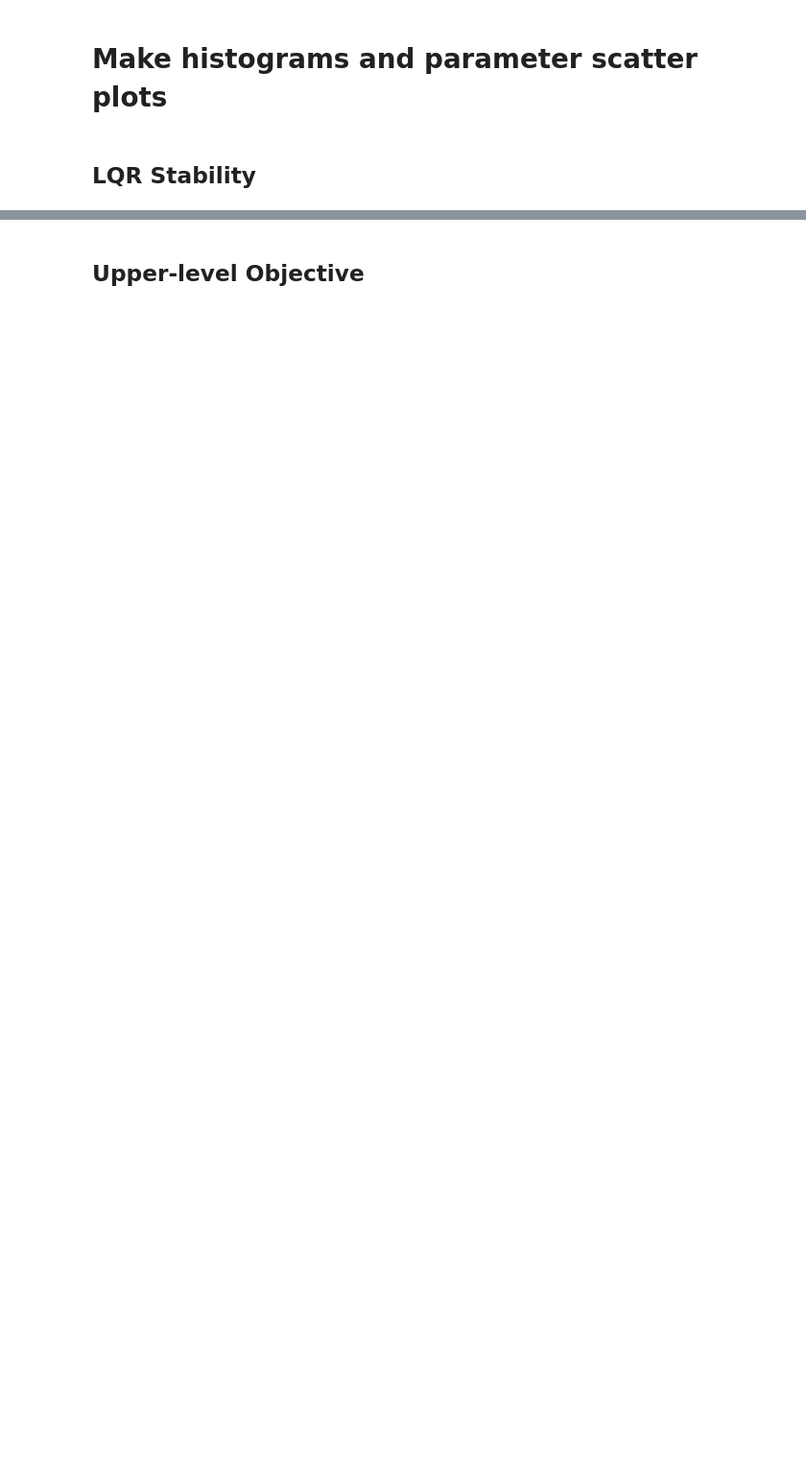
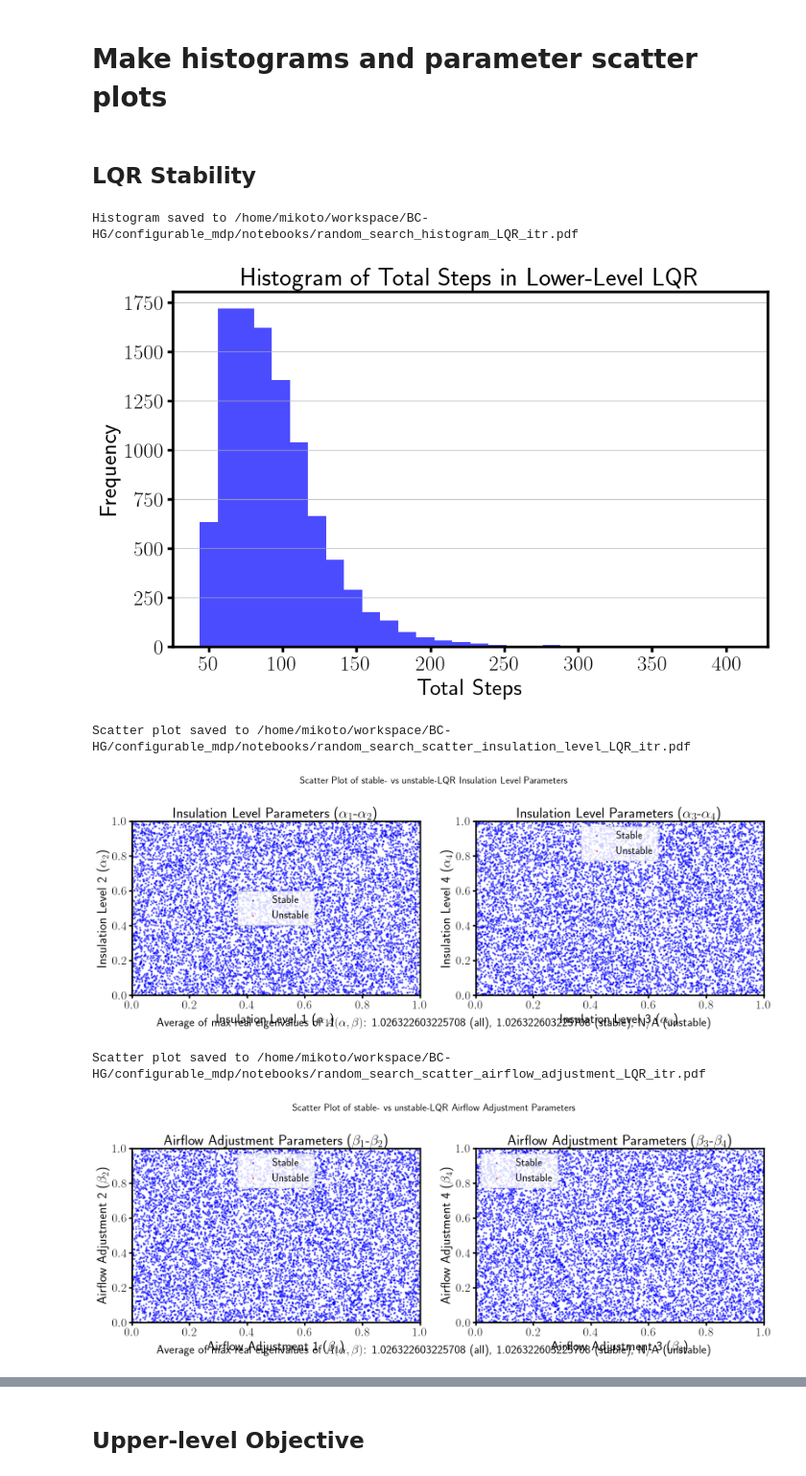
Before and after one commit to akimotolab/BC-HG, a Jupyter notebook: configurable_mdp/notebooks/random_search_bilevel_lqr.ipynb, the cells around one changed output, grey strips where cells are left out. Shown at 96% size. Saved outputs shown, nothing was run; the diff lists cells and outputs as text; code cells hidden in the pictures; blank space fills up the shorter version.

```diff
--- a/configurable_mdp/notebooks/random_search_bilevel_lqr.ipynb
+++ b/configurable_mdp/notebooks/random_search_bilevel_lqr.ipynb
@@ -73,17 +81,10 @@ plt.rcParams.update(
 # CONFIGURATION
 seed = 42
 num_samples = 10000
-save = False
-data_dir = "../data/experiment_bilevel_lqr__reg_lambda_0_1_steps_10000"
-save_dir = os.path.join(data_dir, "figures", "random_search")
-
-UL_reward_param_override = {
-    "stability_weight":       1.0,
-    "energy_weight":          0.5,
-    "insulation_cost_weight": 0.1,
-    "airflow_cost_weight":    0.1,
-}
-# UL_reward_param_override = None  # To override parameters, comment this line out
+save = True
+data_dir = "../data/experiment_bilevel_lqr_reg_lambda_0_1_steps_10000"
+# save_dir = os.path.join(data_dir, "figures", "random_search")
+save_dir = os.getcwd()
 # %%
 def create_trajectory_batch_sample(
     config_create: Dict,
@@ -295,7 +296,7 @@ def run(env, env_params: EnvParams, seed: int, num_samples: int, config: dict):
 # %% [markdown]
 ## Run or Load
 # %%
-output_path = os.path.join(data_dir, f"random_search_results_n{num_samples}s{seed}.pkl")
+output_path = os.path.join(data_dir, f"random_search_results_n{num_samples}seed{seed}.pkl")
 
 with open(f"{data_dir}/config.yaml", "r") as f:
     config = yaml.safe_load(f)  # Assume no grid search for required parameters
@@ -460,6 +471,9 @@ bad_parameters = {
     "insulation_level": insulation_level[unstable_indices],
     "airflow_adjustment": airflow_adjustment[unstable_indices],
 }
+
+def safe_mean_text(x):
+    return f"{jnp.mean(x)}" if x.size > 0 else "N/A"
 
 for metric_name in ["insulation_level", "airflow_adjustment"]:
     arr_best = good_parameters[metric_name]  # (num_top, n_dim)
@@ -481,47 +495,61 @@ for metric_name in ["insulation_level", "airflow_adjustment"]:
         ax.scatter(x_best, y_best, color='blue', alpha=0.5, label='Stable', s=5)
         ax.scatter(x_worst, y_worst, color='red', alpha=0.5, label='Unstable', s=5)
         ax.set_title(f'{metric_name.replace("_", " ").title()} Parameters' + f' ({notation[metric_name][i]}-{notation[metric_name][j]})')
         ax.set_xlabel(f'{metric_name.replace("_", " ").title()} {i+1}' + f' ({notation[metric_name][i]})')
         ax.set_ylabel(f'{metric_name.replace("_", " ").title()} {j+1}' + f' ({notation[metric_name][j]})')
         ax.set_xlim(ylim)
         ax.set_ylim(ylim)
         ax.legend()
         ax.grid(True, alpha=0.3)
 
     # 全体のタイトル
     fig.suptitle(f'Scatter Plot of stable- vs unstable-LQR {metric_name.replace("_", " ").title()} Parameters', fontsize=16)
 
     plt.tight_layout()
     plt.subplots_adjust(bottom=0.15)
-    plt.figtext(0.5, 0.02,
-                rf"Average of max real eigenvalues of $A(\alpha,\beta)$: {jnp.mean(max_real_eigenvalue)} (all), " \
-                    f"{jnp.mean(max_real_eigenvalue[stable_indices])} (stable), " \
-                    f"{jnp.mean(max_real_eigenvalue[unstable_indices])} (unstable)",
-                ha='center', va='bottom', style='italic')
+    plt.figtext(
+        0.5,
+        0.02,
+        rf"Average of max real eigenvalues of $A(\alpha,\beta)$: {jnp.mean(max_real_eigenvalue)} (all), "
+        + f"{safe_mean_text(max_real_eigenvalue[stable_indices])} (stable), "
+        + f"{safe_mean_text(max_real_eigenvalue[unstable_indices])} (unstable)",
+        ha='center',
+        va='bottom',
+        style='italic'
+    )
     if save:
         fig_path = os.path.join(save_dir, f"random_search_scatter_{metric_name}_LQR_itr.pdf")
         os.makedirs(os.path.dirname(fig_path), exist_ok=True)
         plt.savefig(fig_path, bbox_inches="tight")
         print(f"Scatter plot saved to {fig_path}")
     plt.show()
 
 # Information about Eigenvalues
 max_real_eigenvalue_stable = max_real_eigenvalue[stable_indices]
 max_real_eigenvalue_unstable = max_real_eigenvalue[unstable_indices]
 is_stable_stable = is_stable[stable_indices]
 is_stable_unstable = is_stable[unstable_indices]
 
-print(f"Average of max real eigenvalues: {jnp.mean(max_real_eigenvalue)}")
-print(f"Maximum of max real eigenvalues: {jnp.max(max_real_eigenvalue)}")
-print(f"Minimum of max real eigenvalues: {jnp.min(max_real_eigenvalue)}")
-print(f"Stable rate in stable samples: {jnp.mean(is_stable) * 100:.2f}%")
+def print_eigen_stats(label, eigenvalues, stable_flags):
+    if eigenvalues.size == 0:
+        print(f"No samples in {label}.")
+        return
+    print(f"Average of max real eigenvalues ({label}): {jnp.mean(eigenvalues)}")
+    print(f"Maximum of max real eigenvalues ({label}): {jnp.max(eigenvalues)}")
+    print(f"Minimum of max real eigenvalues ({label}): {jnp.min(eigenvalues)}")
+    print(f"Stable rate in {label} samples: {jnp.mean(stable_flags) * 100:.2f}%")
 
-print(f"Average of max real eigenvalues (stable): {jnp.mean(max_real_eigenvalue_stable)}")
-print(f"Maximum of max real eigenvalues (stable): {jnp.max(max_real_eigenvalue_stable)}")
-print(f'Minimum of max real eigenvalues (stable): {jnp.min(max_real_eigenvalue_stable)}')
-print(f"Stable rate in stable samples: {jnp.mean(is_stable_stable) * 100:.2f}%")
+print(f"Average of max real eigenvalues (all): {jnp.mean(max_real_eigenvalue)}")
+print(f"Maximum of max real eigenvalues (all): {jnp.max(max_real_eigenvalue)}")
+print(f"Minimum of max real eigenvalues (all): {jnp.min(max_real_eigenvalue)}")
+print(f"Stable rate in all samples: {jnp.mean(is_stable) * 100:.2f}%")
 
-print(f"Average of max real eigenvalues (unstable): {jnp.mean(max_real_eigenvalue_unstable)}")
-print(f"Maximum of max real eigenvalues (unstable): {jnp.max(max_real_eigenvalue_unstable)}")
-print(f'Minimum of max real eigenvalues (unstable): {jnp.min(max_real_eigenvalue_unstable)}')
-print(f"Stable rate in unstable samples: {jnp.mean(is_stable_unstable) * 100:.2f}%")
+print_eigen_stats("stable", max_real_eigenvalue_stable, is_stable_stable)
+print_eigen_stats("unstable", max_real_eigenvalue_unstable, is_stable_unstable)
+# %% [output]
+Histogram saved to /home/mikoto/workspace/BC-HG/configurable_mdp/notebooks/random_search_histogram_LQR_itr.pdf
+[figure, added]
+Scatter plot saved to /home/mikoto/workspace/BC-HG/configurable_mdp/notebooks/random_search_scatter_insulation_level_LQR_itr.pdf
+[figure, added]
+Scatter plot saved to /home/mikoto/workspace/BC-HG/configurable_mdp/notebooks/random_search_scatter_airflow_adjustment_LQR_itr.pdf
+[figure, added]
```
Also changed, not shown: parts of 10 cells of this notebook, 6 other files.
